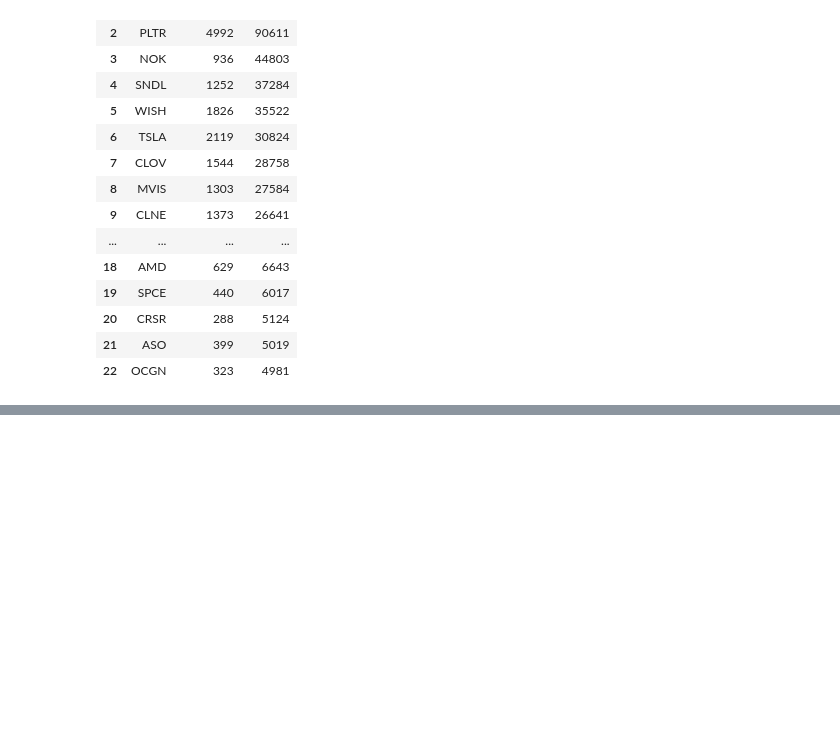
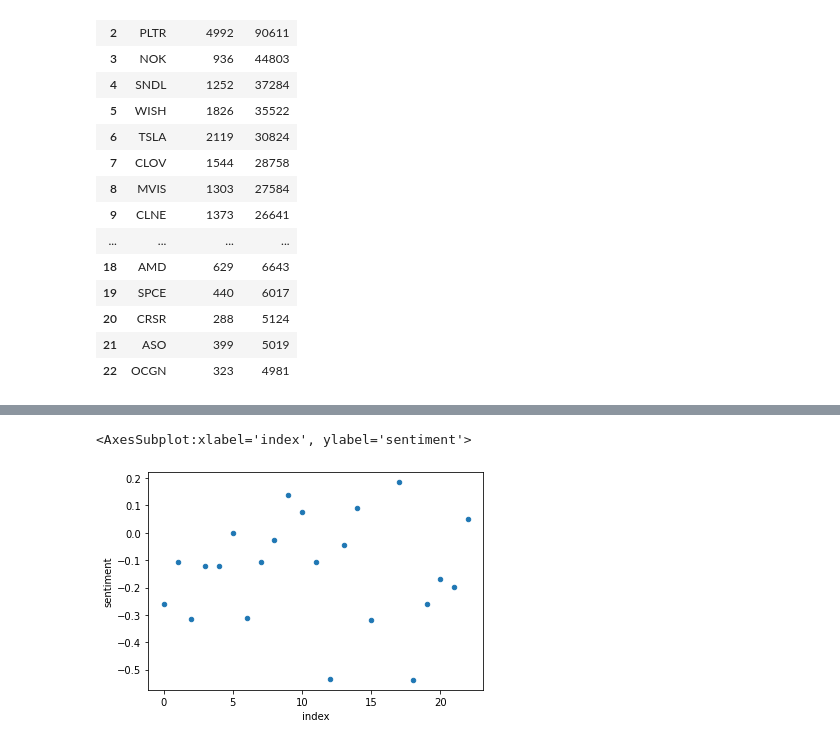
Before and after one commit to prakritj/ds105_wallstreetbets, a Jupyter notebook: second_analysis.ipynb, the cells around one changed output, grey strips where cells are left out. Saved outputs shown, nothing was run; the diff lists cells and outputs as text; code cells hidden in the pictures; blank space fills up the shorter version.

```diff
--- a/second_analysis.ipynb
+++ b/second_analysis.ipynb
@@ -196,0 +224,2 @@ sent_tickers.to_csv('sent_tickers.csv')
+# %%
+sent_tickers = sent_tickers[(sent_tickers['sentiment']>-2.0)]
@@ -196,0 +232,5 @@ sent_tickers.to_csv('sent_tickers.csv')
+# %%
+sent_tickers.reset_index().plot(x='index',y='sentiment',kind='scatter')
+# %% [output]
+<AxesSubplot:xlabel='index', ylabel='sentiment'>
+[figure, added]
```
Also changed, not shown: parts of 21 cells of this notebook, 6 other files.
